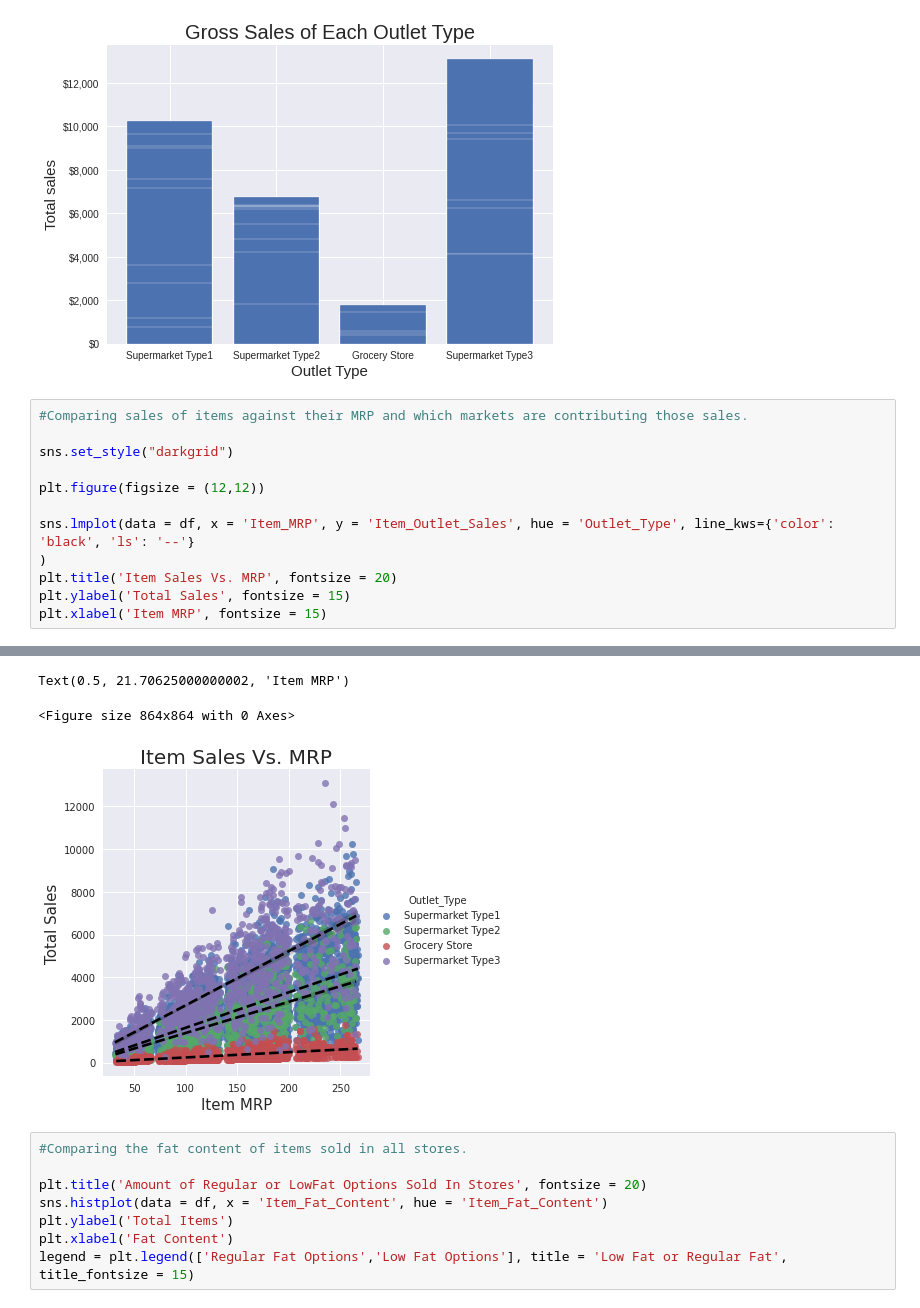
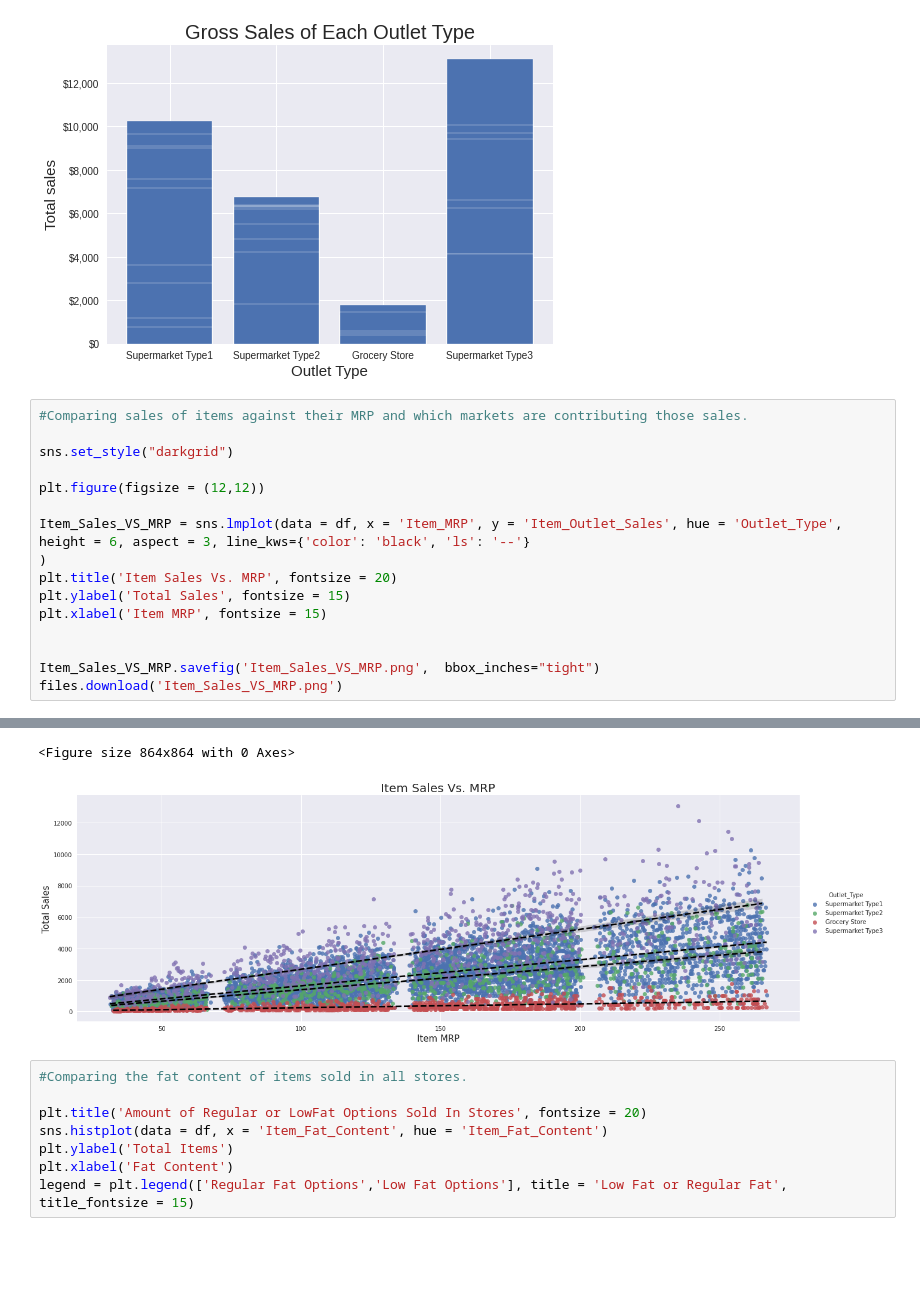
Before and after one commit to Shiromasteven/Sales-predictions, a Jupyter notebook: Sales_Predictions_Final.ipynb, the cells around one changed output, grey strips where cells are left out. Cells and saved outputs as stored; diff of their text form; blank space fills up the shorter version.

```diff
--- a/Sales_Predictions_Final.ipynb
+++ b/Sales_Predictions_Final.ipynb
@@ -351,9 +362,13 @@ sns.set_style("darkgrid")
 
 plt.figure(figsize = (12,12))
 
-sns.lmplot(data = df, x = 'Item_MRP', y = 'Item_Outlet_Sales', hue = 'Outlet_Type', line_kws={'color': 'black', 'ls': '--'}
+Item_Sales_VS_MRP = sns.lmplot(data = df, x = 'Item_MRP', y = 'Item_Outlet_Sales', hue = 'Outlet_Type', height = 6, aspect = 3, line_kws={'color': 'black', 'ls': '--'}
 )
 plt.title('Item Sales Vs. MRP', fontsize = 20)
 plt.ylabel('Total Sales', fontsize = 15)
 plt.xlabel('Item MRP', fontsize = 15)
+
+
+Item_Sales_VS_MRP.savefig('Item_Sales_VS_MRP.png',  bbox_inches="tight")
+files.download('Item_Sales_VS_MRP.png')
 # %% [output]
@@ -360,6 +377,5 @@ plt.xlabel('Item MRP', fontsize = 15)
-Text(0.5, 21.70625000000002, 'Item MRP')
+<Figure size 864x864 with 0 Axes>
-<Figure size 864x864 with 0 Axes>
-[figure, old version]
+[figure, new version]
 # %%
 #Comparing the fat content of items sold in all stores.
 
```
Also changed, not shown: parts of 18 cells of this notebook.
